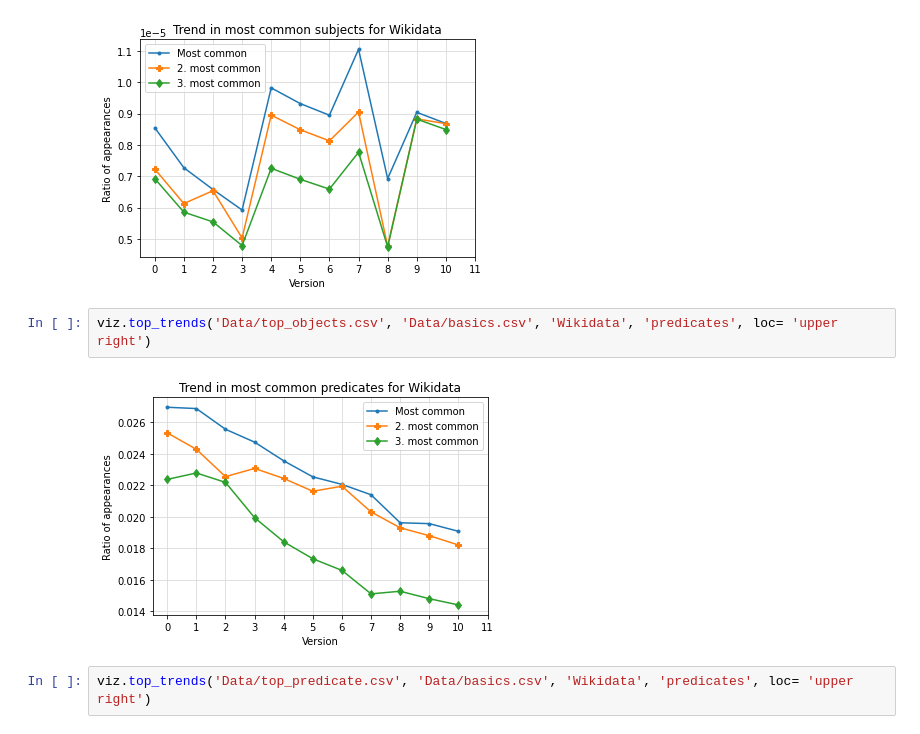
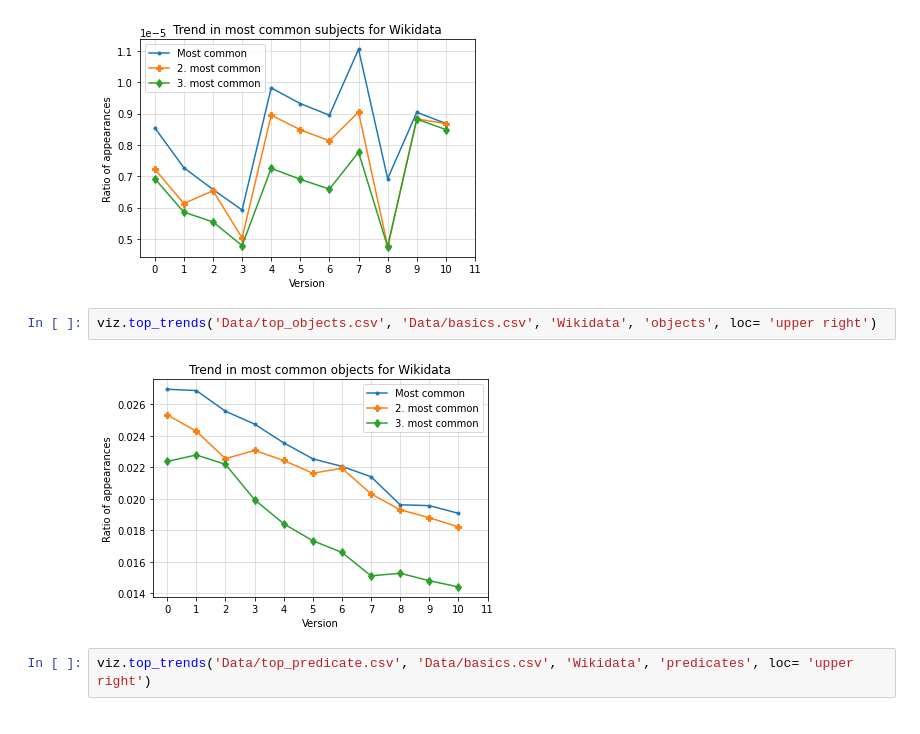
Before and after one commit to EBrandDV/P4, a Jupyter notebook: notebook.ipynb, the cells around one changed output. Cells and saved outputs as stored; diff of their text form.

```diff
--- a/notebook.ipynb
+++ b/notebook.ipynb
@@ -37,9 +37,9 @@ viz.top_trends('Data/top_subjects.csv', 'Data/basics.csv', 'Wikidata', 'subjects
 # %% [output]
 [figure]
 # %%
-viz.top_trends('Data/top_objects.csv', 'Data/basics.csv', 'Wikidata', 'predicates', loc= 'upper right')
+viz.top_trends('Data/top_objects.csv', 'Data/basics.csv', 'Wikidata', 'objects', loc= 'upper right')
 # %% [output]
-[figure, old version]
+[figure, new version]
 # %%
 viz.top_trends('Data/top_predicate.csv', 'Data/basics.csv', 'Wikidata', 'predicates', loc= 'upper right')
 # %% [output]
```
